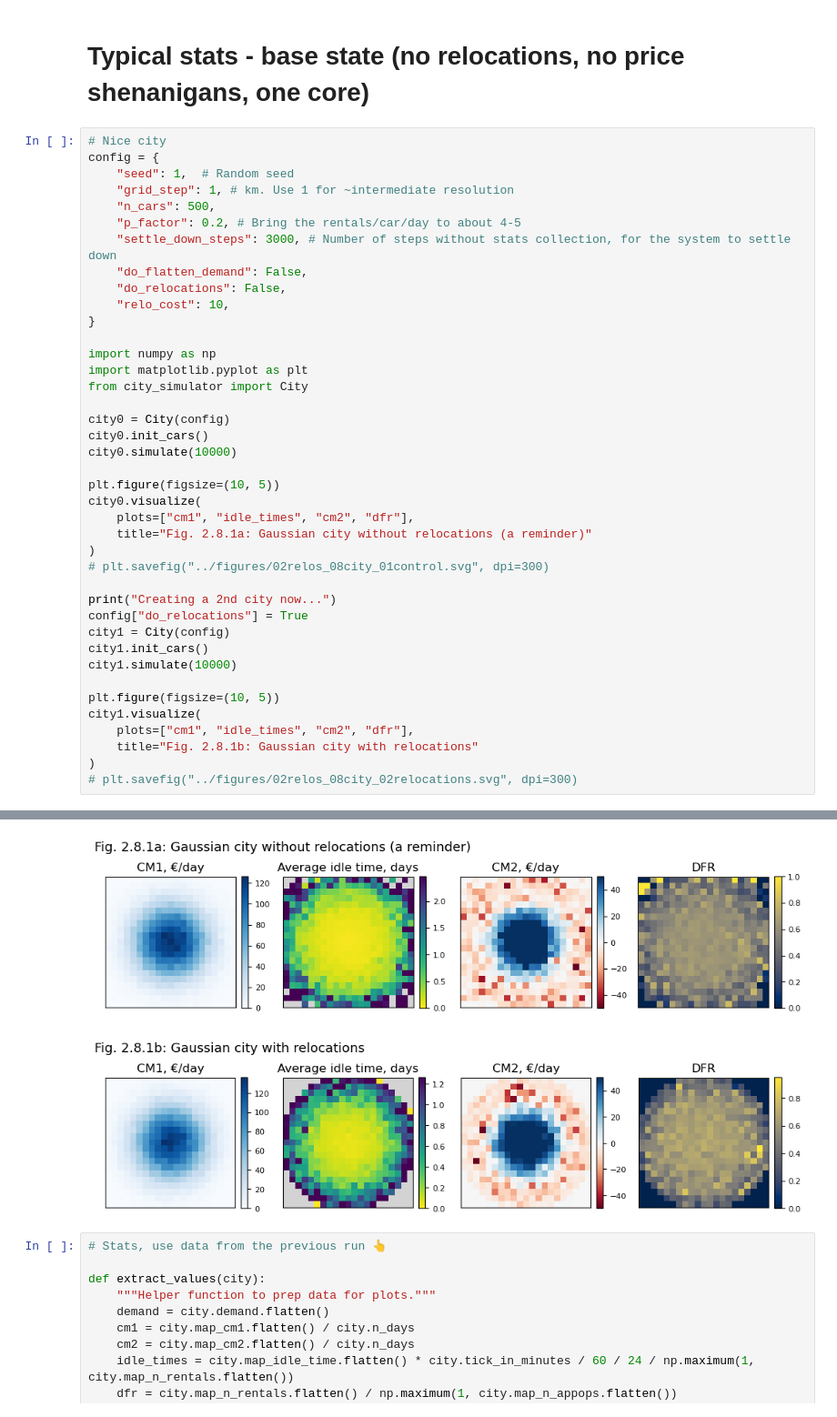
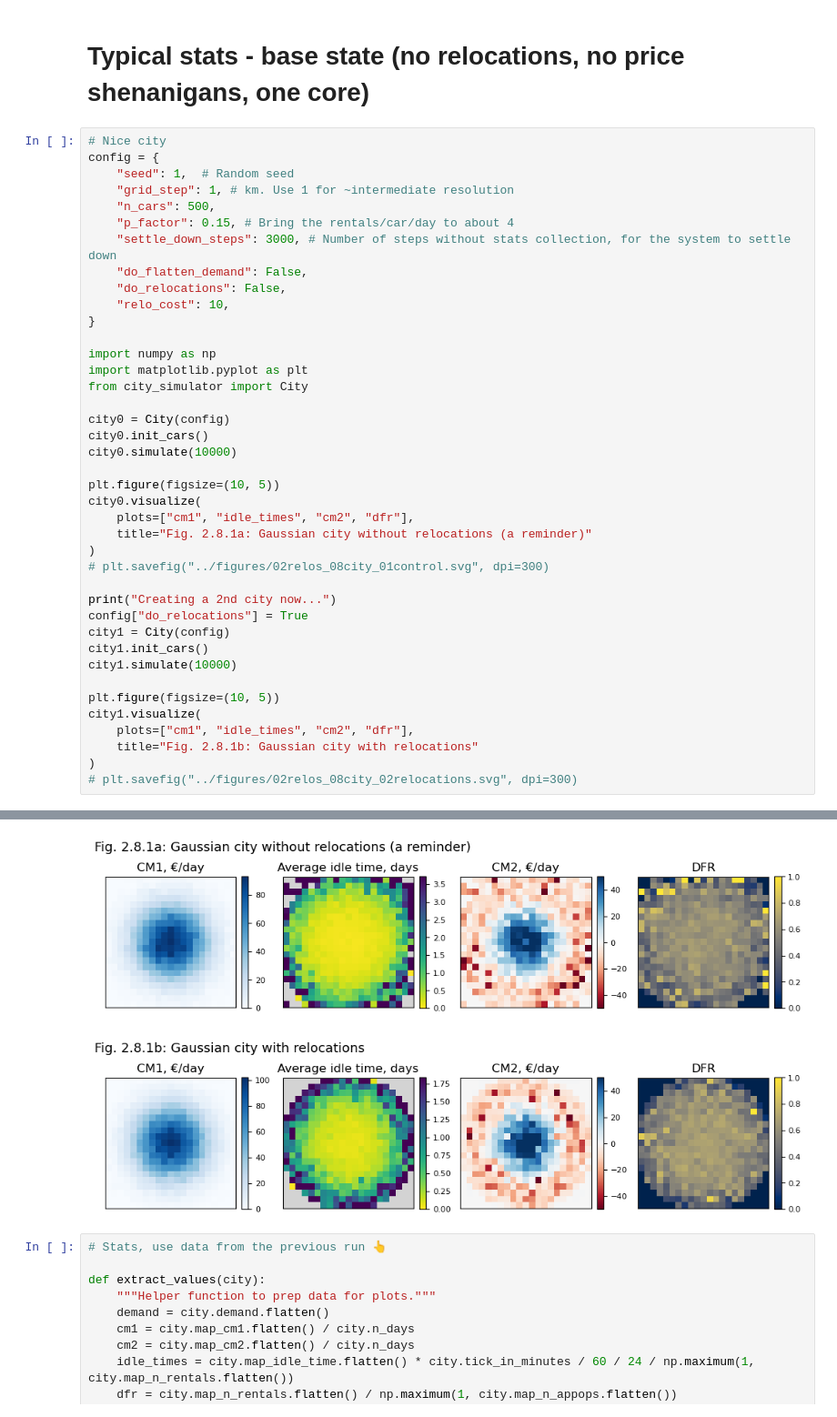
Before and after one commit to khakhalin/carsharing101, a Jupyter notebook: scripts/02relos_08city.ipynb, the cells around one changed output, grey strips where cells are left out. Shown at 91% size. Saved outputs shown, nothing was run; the diff lists cells and outputs as text.

```diff
--- a/scripts/02relos_08city.ipynb
+++ b/scripts/02relos_08city.ipynb
@@ -144,7 +145,7 @@ config = {
     "seed": 1,  # Random seed
     "grid_step": 1, # km. Use 1 for ~intermediate resolution
     "n_cars": 500,
-    "p_factor": 0.2, # Bring the rentals/car/day to about 4-5
+    "p_factor": 0.15, # Bring the rentals/car/day to about 4
     "settle_down_steps": 3000, # Number of steps without stats collection, for the system to settle down
     "do_flatten_demand": False,
     "do_relocations": False,
@@ -209,5 +210,5 @@ Creating a 2nd city now...
-[figure, old version]
+[figure, new version]
-[figure, old version]
+[figure, new version]
 # %%
 # Stats, use data from the previous run 👆
 
```
Also changed, not shown: parts of 3 cells of this notebook, 2 other files.
